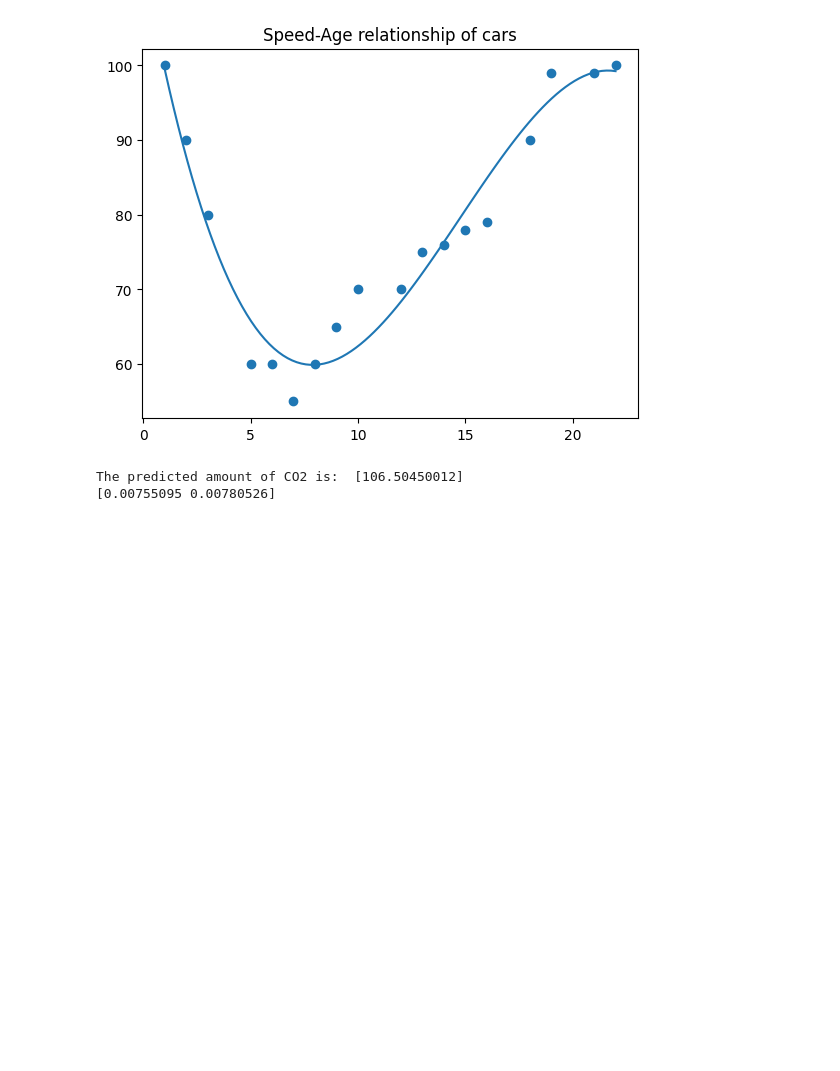
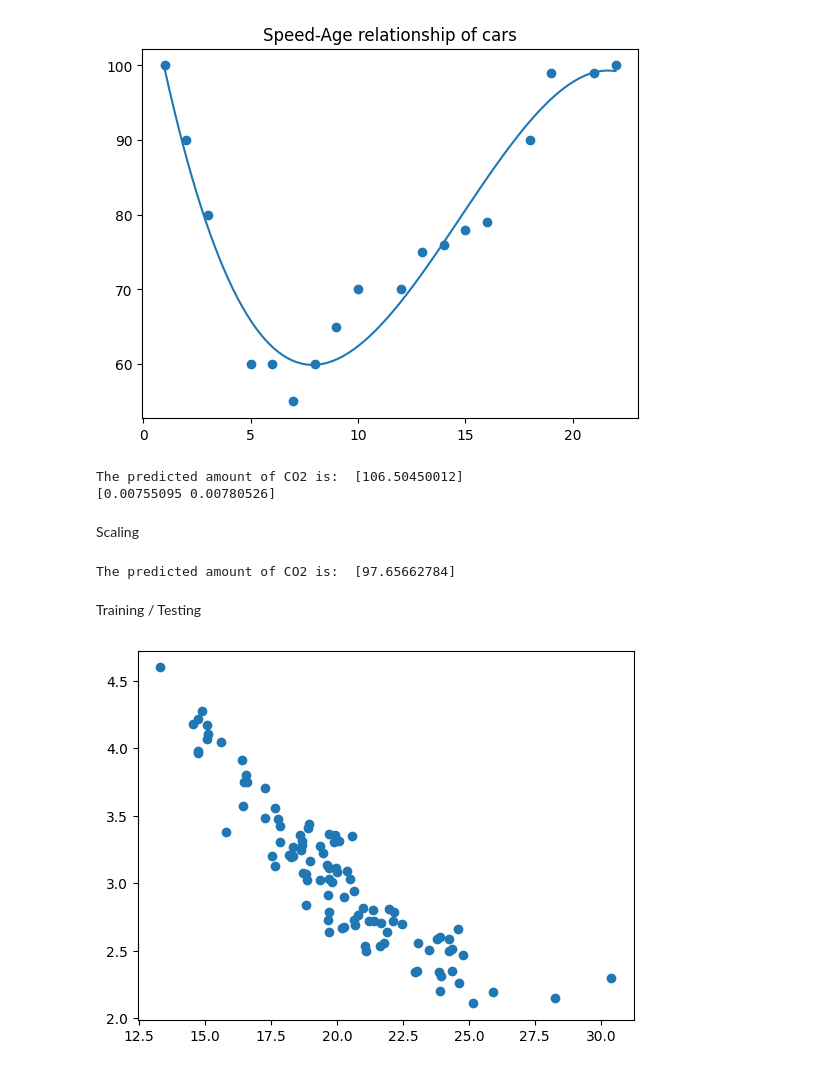
Before and after one commit to manusharansah/Python, a Jupyter notebook: Machine Learning/tutorial.ipynb, the cells around one changed output. Cells and saved outputs as stored; diff of their text form; code cells hidden in the pictures; blank space fills up the shorter version.

```diff
--- a/Machine Learning/tutorial.ipynb
+++ b/Machine Learning/tutorial.ipynb
@@ -266,3 +266,39 @@ print(reg.coef_)
 # %% [output]
 The predicted amount of CO2 is:  [106.50450012]
 [0.00755095 0.00780526]
+# %% [markdown]
+Scaling
+# %%
+import pandas as pd
+from sklearn.preprocessing import StandardScaler
+from sklearn import linear_model
+
+scaler = StandardScaler()
+df = pd.read_csv("data.csv")
+X = df[['Volume','Weight']]
+X = scaler.fit_transform(X)
+
+regr = linear_model.LinearRegression()
+regr.fit(X,df['CO2'])
+
+predicted = regr.predict([scaler.transform([[2300,1.3]])[0]])
+
+print("The predicted amount of CO2 is: ",predicted)
+# %% [output]
+The predicted amount of CO2 is:  [97.65662784]
+# %% [markdown]
+Training / Testing
+# %%
+import numpy as np
+import matplotlib.pyplot as plt
+
+
+x = np.random.normal(20,3,100)
+y = np.random.normal(60,4,100)/x
+
+plt.scatter(x,y)
+plt.show()
+
+# This creates a curve of the form 1/x
+# %% [output]
+[figure, added]
```
Also changed, not shown: parts of 46 cells of this notebook, 5 other files.
